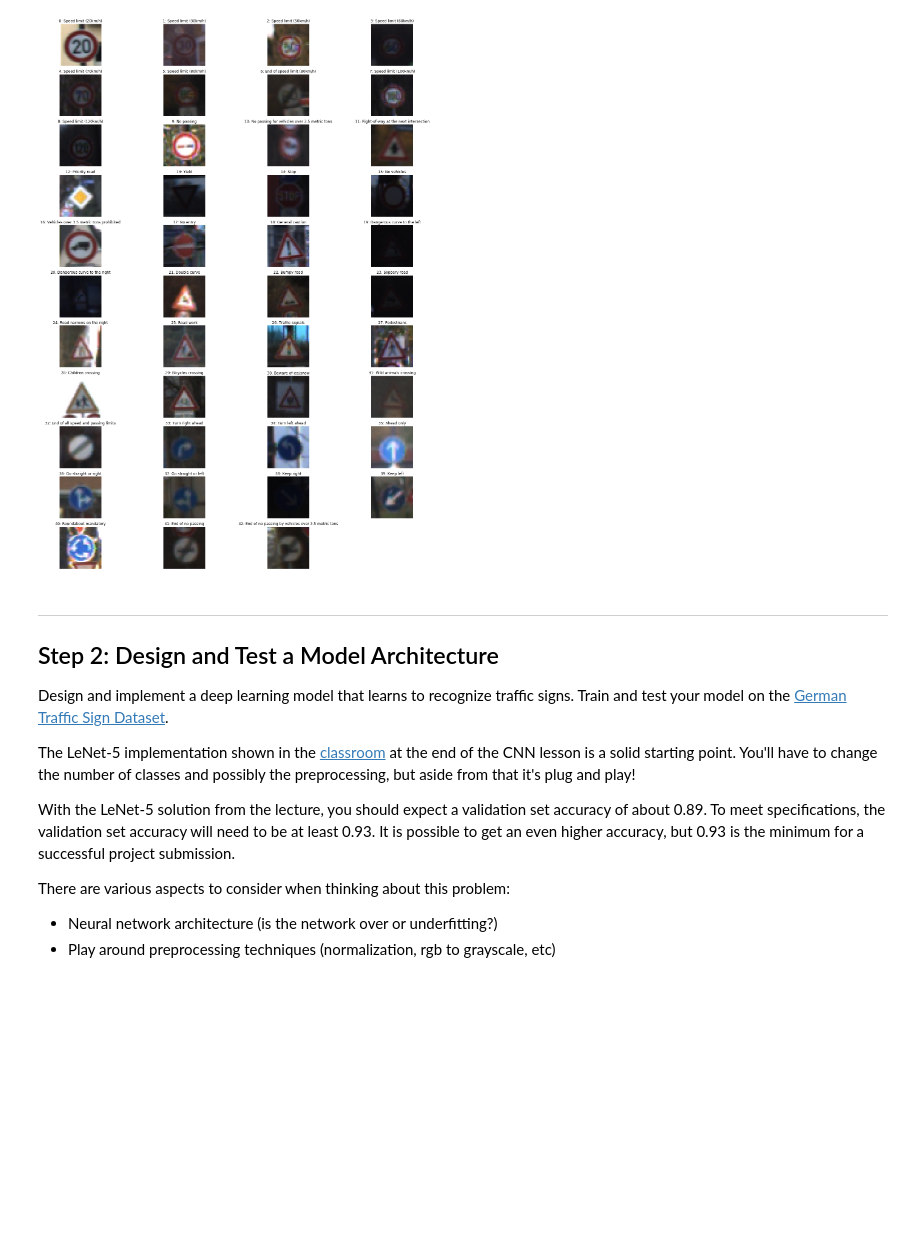
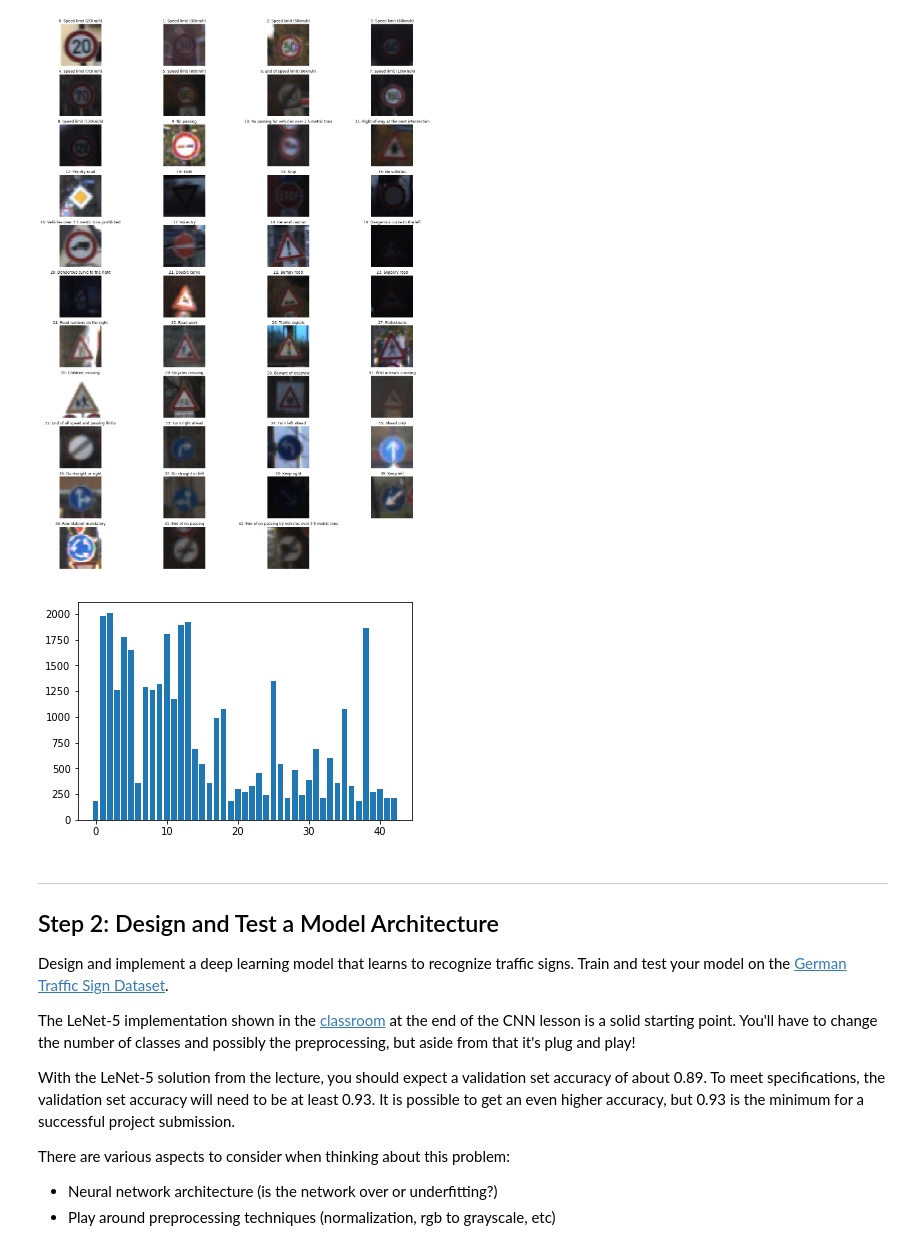
Before and after one commit to CollazzoD/-CarND-Traffic-Sign-Classifier-Project, a Jupyter notebook: Traffic_Sign_Classifier.ipynb, the cells around one changed output. Cells and saved outputs as stored; diff of their text form; code cells hidden in the pictures; blank space fills up the shorter version.

Commit message:
Add histogram for trainset

```diff
--- a/Traffic_Sign_Classifier.ipynb
+++ b/Traffic_Sign_Classifier.ipynb
@@ -132,6 +132,14 @@ list_images = [(X_train[indices[i]], labels[i]) for i in range(len(labels))]
 visualize_images(list_images)
 # %% [output]
 [figure]
+# %%
+# Show an histogram of sign distribution
+# This is done in another notebook's cell for simplicity
+labels, counts = np.unique(y_train, return_counts=True)
+plt.bar(labels, counts)
+plt.show()
+# %% [output]
+[figure, added]
 # %% [markdown]
 ----
 
```
